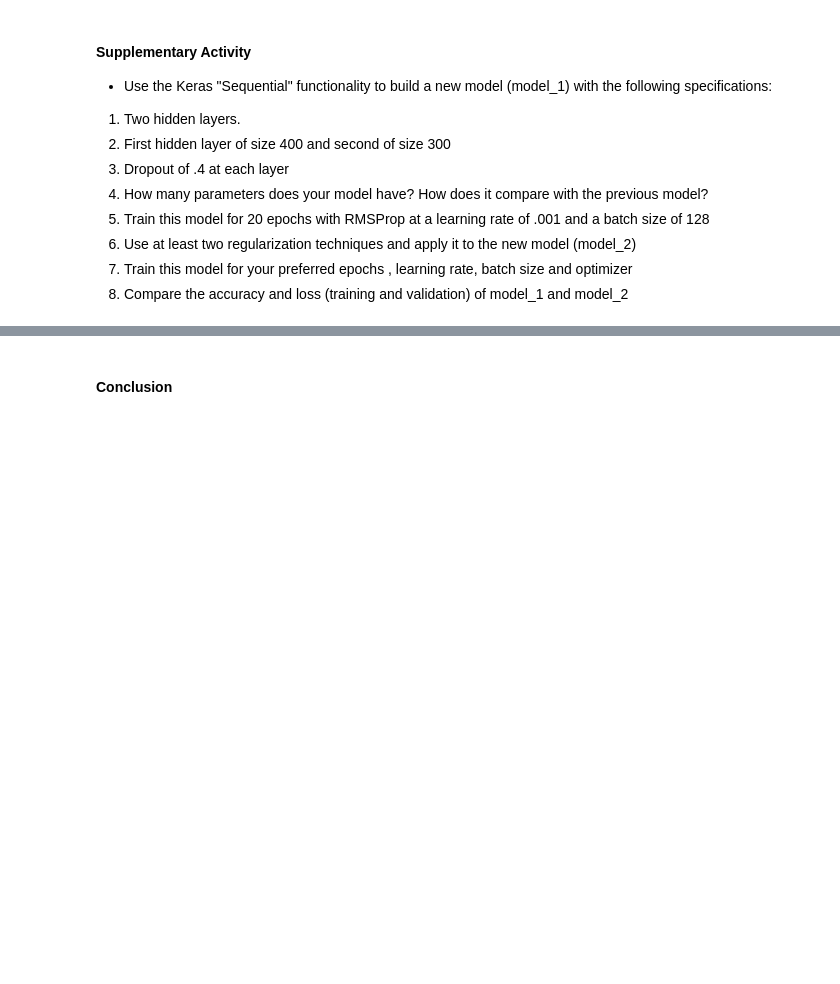
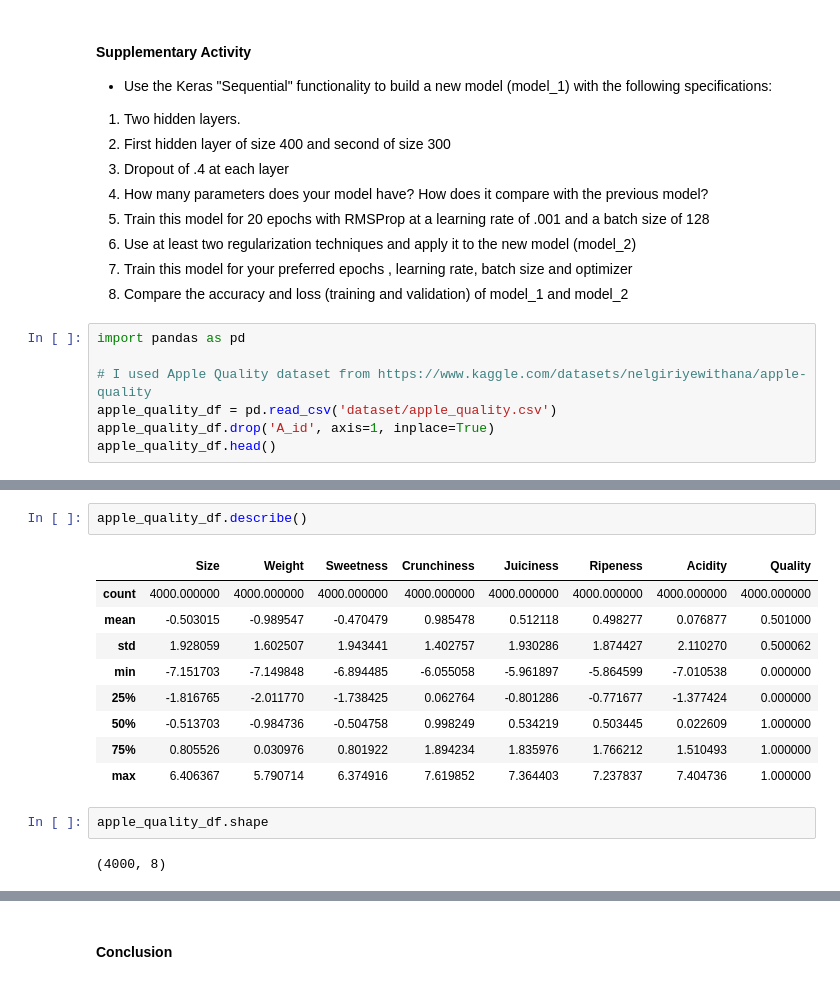
Before and after one commit to Wizxrdx/CPE313, a Jupyter notebook: HOA 2/HOA 2.3 - Regularization_LABBAO.ipynb, the cells around one changed output, grey strips where cells are left out. Cells and saved outputs as stored; diff of their text form; blank space fills up the shorter version.

```diff
--- a/HOA 2/HOA 2.3 - Regularization_LABBAO.ipynb
+++ b/HOA 2/HOA 2.3 - Regularization_LABBAO.ipynb
@@ -229,3 +238,10 @@ The results shown the steady change in the accuracy and loss with little differe
 6. Use at least two  regularization techniques and apply it to the new model (model_2)
 7. Train this model for your preferred epochs , learning rate, batch size and optimizer
 8. Compare the accuracy and loss (training and validation) of model_1 and model_2
+# %%
+import pandas as pd
+
+# I used Apple Quality dataset from https://www.kaggle.com/datasets/nelgiriyewithana/apple-quality
+apple_quality_df = pd.read_csv('dataset/apple_quality.csv')
+apple_quality_df.drop('A_id', axis=1, inplace=True)
+apple_quality_df.head()
@@ -231,0 +255,16 @@ The results shown the steady change in the accuracy and loss with little differe
+# %%
+apple_quality_df.describe()
+# %% [output]
+|  | Size | Weight | Sweetness | Crunchiness | Juiciness | Ripeness | Acidity | Quality |
+| count | 4000.000000 | 4000.000000 | 4000.000000 | 4000.000000 | 4000.000000 | 4000.000000 | 4000.000000 | 4000.000000 |
+| mean | -0.503015 | -0.989547 | -0.470479 | 0.985478 | 0.512118 | 0.498277 | 0.076877 | 0.501000 |
+| std | 1.928059 | 1.602507 | 1.943441 | 1.402757 | 1.930286 | 1.874427 | 2.110270 | 0.500062 |
+| min | -7.151703 | -7.149848 | -6.894485 | -6.055058 | -5.961897 | -5.864599 | -7.010538 | 0.000000 |
+| 25% | -1.816765 | -2.011770 | -1.738425 | 0.062764 | -0.801286 | -0.771677 | -1.377424 | 0.000000 |
+| 50% | -0.513703 | -0.984736 | -0.504758 | 0.998249 | 0.534219 | 0.503445 | 0.022609 | 1.000000 |
+| 75% | 0.805526 | 0.030976 | 0.801922 | 1.894234 | 1.835976 | 1.766212 | 1.510493 | 1.000000 |
+| max | 6.406367 | 5.790714 | 6.374916 | 7.619852 | 7.364403 | 7.237837 | 7.404736 | 1.000000 |
+# %%
+apple_quality_df.shape
+# %% [output]
+(4000, 8)
```
Also changed, not shown: parts of 25 cells of this notebook, 1 other file.
